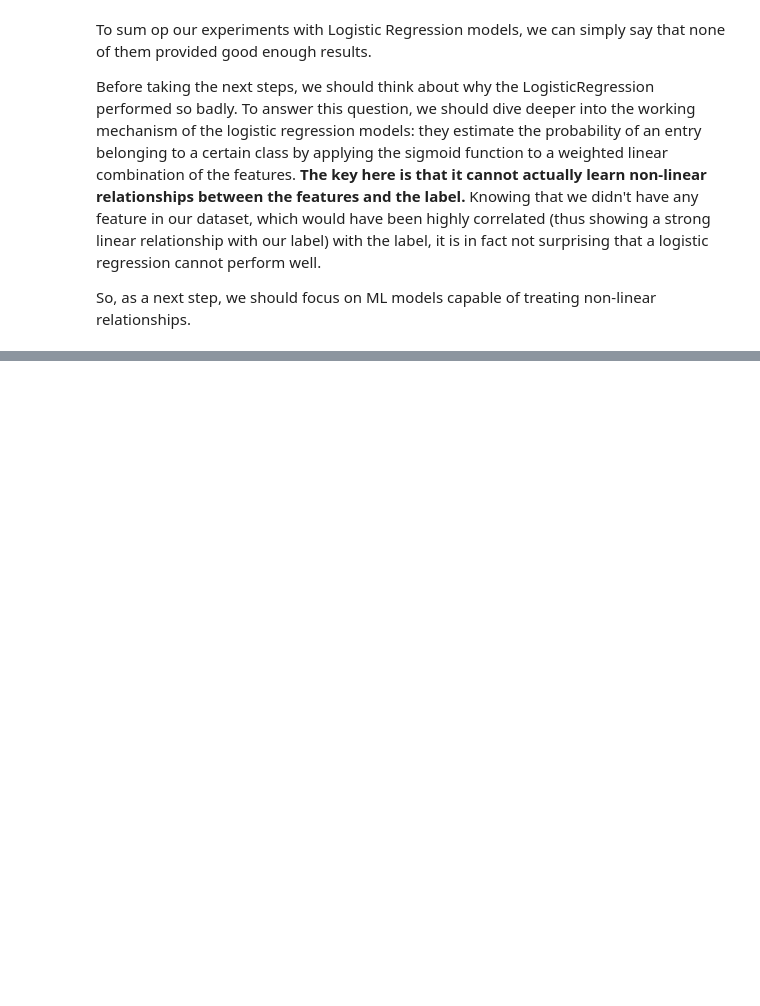
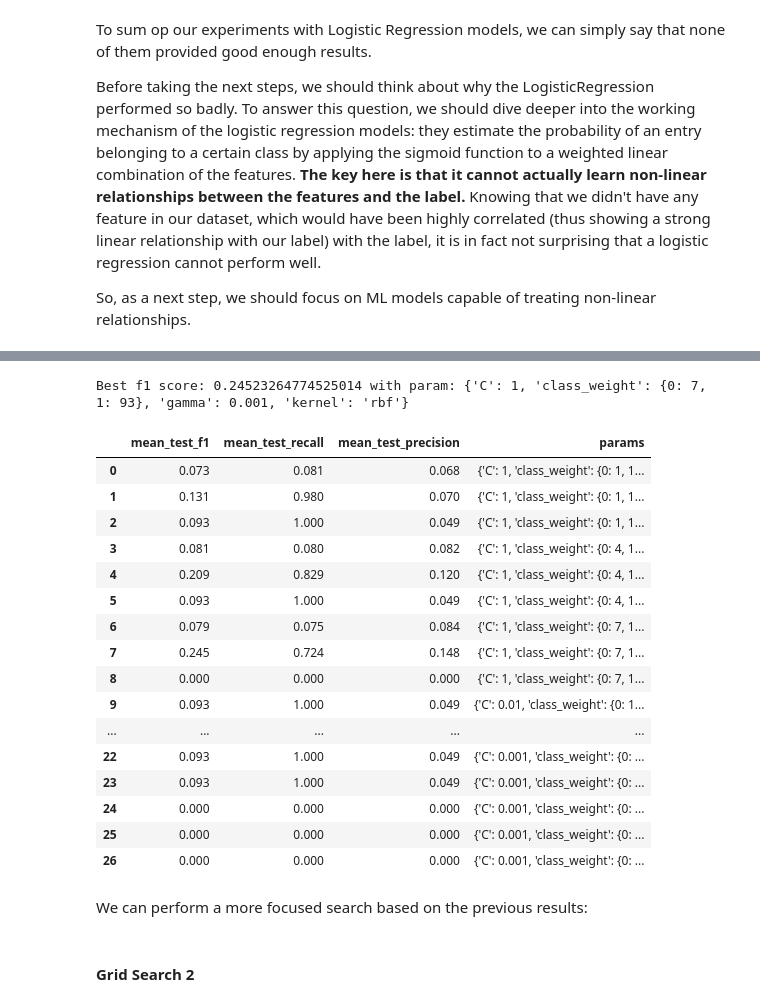
Before and after one commit to bori00/Stroke-Predictor, a Jupyter notebook: Stroke_Predictor_ML_Only.ipynb, the cells around one changed output, grey strips where cells are left out. Saved outputs shown, nothing was run; the diff lists cells and outputs as text; code cells hidden in the pictures; blank space fills up the shorter version.

```diff
--- a/Stroke_Predictor_ML_Only.ipynb
+++ b/Stroke_Predictor_ML_Only.ipynb
@@ -485,4 +486,3 @@ def plot_precision_recall_curve(y_true, y_pred_score):
 #### Simple Logistic Regression
 # %%
 log_reg = LogisticRegression(random_state=random_state)
-log_reg.fit(X_train1, y_train1)
@@ -644,0 +683,6 @@ So, as a next step, we should focus on ML models capable of treating non-linear
+# %%
+param_grid = {'C': [1, 0.01, 0.001], 'gamma': [1, 0.001, 0.000001], 'kernel': ['rbf'], 'class_weight': weight_pairs_spec}
+grid_svc = GridSearchCV(SVC(), cv = 3, param_grid = param_grid, scoring = ['f1', 'recall', 'precision'], refit='f1', return_train_score=True)
+scaler = StandardScaler()
+scaled_X_train1 = scaler.fit_transform(X_train1)
+grid_svc.fit(scaled_X_train1, y_train1)
@@ -644,0 +697,29 @@ So, as a next step, we should focus on ML models capable of treating non-linear
+# %%
+print(f'Best f1 score: {grid_svc.best_score_} with param: {grid_svc.best_params_}')
+# %% [output]
+Best f1 score: 0.24523264774525014 with param: {'C': 1, 'class_weight': {0: 7, 1: 93}, 'gamma': 0.001, 'kernel': 'rbf'}
+# %%
+results = pd.DataFrame(grid_svc.cv_results_)
+results[['mean_test_f1', 'mean_test_recall', 'mean_test_precision', 'params']].round(3)
+# %% [output]
+|  | mean_test_f1 | mean_test_recall | mean_test_precision | params |
+| 0 | 0.073 | 0.081 | 0.068 | {'C': 1, 'class_weight': {0: 1, 1... |
+| 1 | 0.131 | 0.980 | 0.070 | {'C': 1, 'class_weight': {0: 1, 1... |
+| 2 | 0.093 | 1.000 | 0.049 | {'C': 1, 'class_weight': {0: 1, 1... |
+| 3 | 0.081 | 0.080 | 0.082 | {'C': 1, 'class_weight': {0: 4, 1... |
+| 4 | 0.209 | 0.829 | 0.120 | {'C': 1, 'class_weight': {0: 4, 1... |
+| 5 | 0.093 | 1.000 | 0.049 | {'C': 1, 'class_weight': {0: 4, 1... |
+| 6 | 0.079 | 0.075 | 0.084 | {'C': 1, 'class_weight': {0: 7, 1... |
+| 7 | 0.245 | 0.724 | 0.148 | {'C': 1, 'class_weight': {0: 7, 1... |
+| 8 | 0.000 | 0.000 | 0.000 | {'C': 1, 'class_weight': {0: 7, 1... |
+| 9 | 0.093 | 1.000 | 0.049 | {'C': 0.01, 'class_weight': {0: 1... |
+| ... | ... | ... | ... | ... |
+| 22 | 0.093 | 1.000 | 0.049 | {'C': 0.001, 'class_weight': {0: ... |
+| 23 | 0.093 | 1.000 | 0.049 | {'C': 0.001, 'class_weight': {0: ... |
+| 24 | 0.000 | 0.000 | 0.000 | {'C': 0.001, 'class_weight': {0: ... |
+| 25 | 0.000 | 0.000 | 0.000 | {'C': 0.001, 'class_weight': {0: ... |
+| 26 | 0.000 | 0.000 | 0.000 | {'C': 0.001, 'class_weight': {0: ... |
+# %% [markdown]
+We can perform a more focused search based on the previous results:
+# %% [markdown]
+#### Grid Search 2
```
Also changed, not shown: parts of 13 cells of this notebook.
